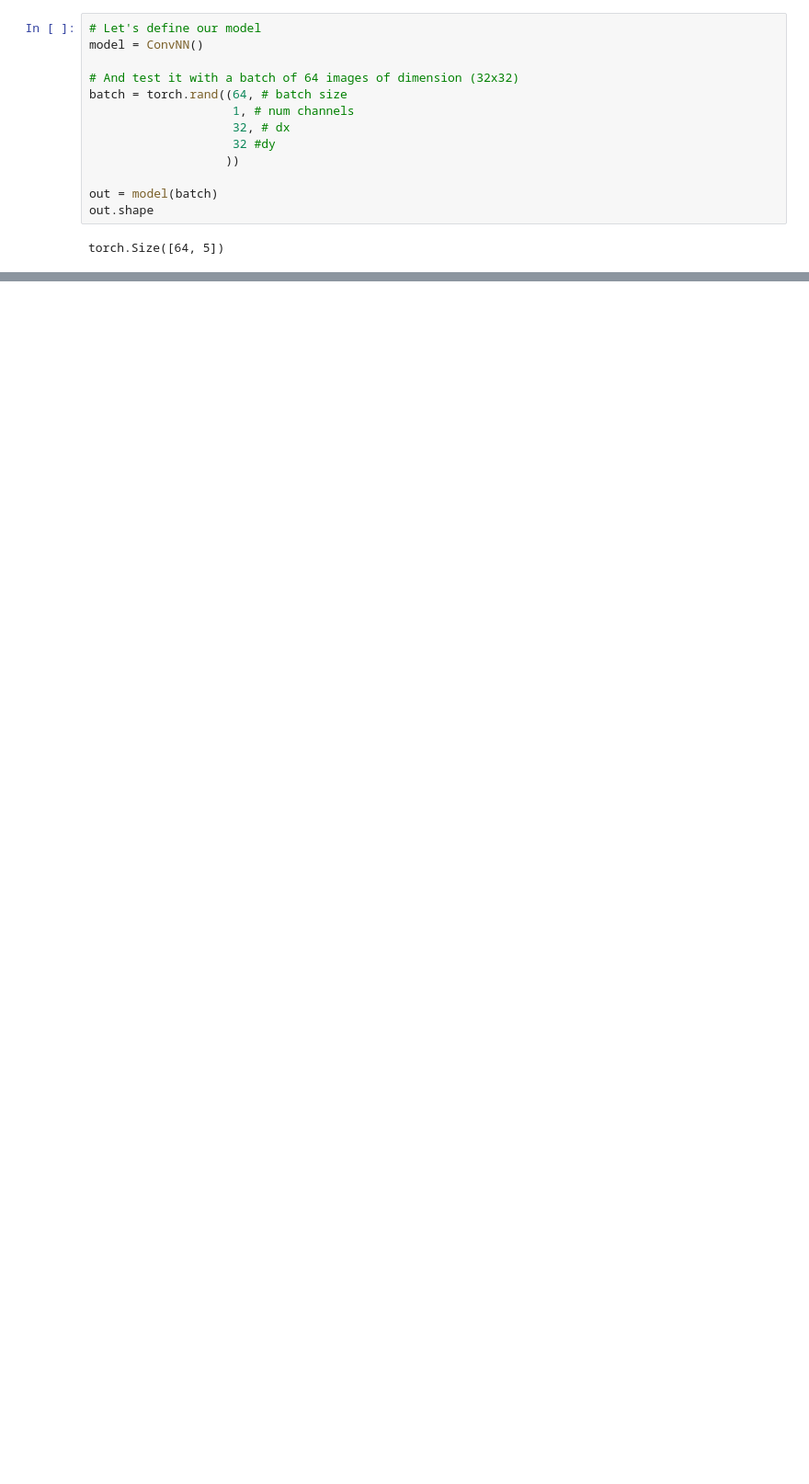
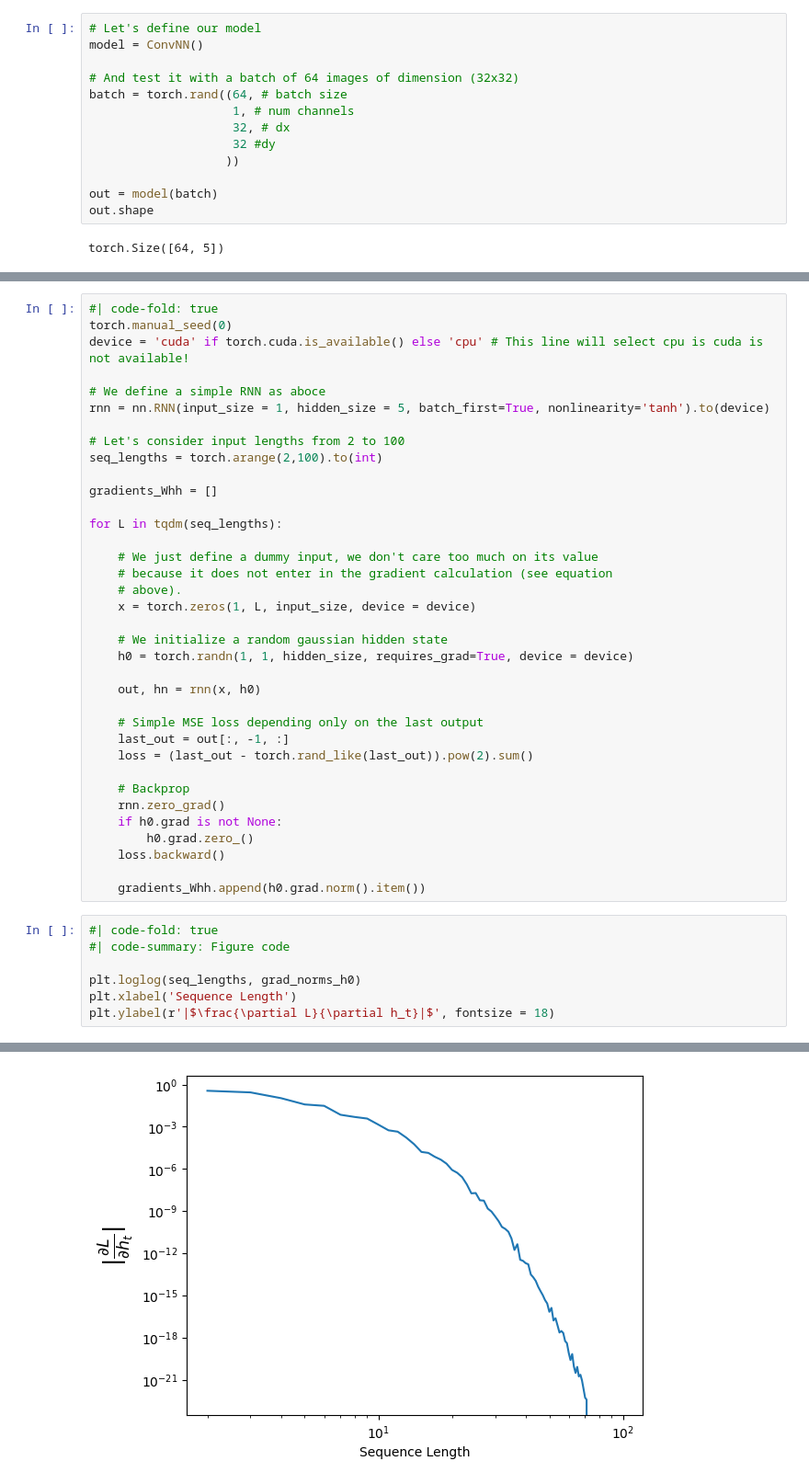
Before and after one commit to gorkamunoz/ML4Phys_UIBK_W25, a Jupyter notebook: nbs/course/deep_learning/04_nn_layers.ipynb, the cells around one changed output, grey strips where cells are left out. Shown at 92% size. Saved outputs shown, nothing was run; the diff lists cells and outputs as text; blank space fills up the shorter version.

```diff
--- a/nbs/course/deep_learning/04_nn_layers.ipynb
+++ b/nbs/course/deep_learning/04_nn_layers.ipynb
@@ -290,0 +479,44 @@ Create a CNN and train it to classify MNIST as we did in the section "Deep learn
+# %%
+#| code-fold: true
+torch.manual_seed(0)
+device = 'cuda' if torch.cuda.is_available() else 'cpu' # This line will select cpu is cuda is not available!
+
+# We define a simple RNN as aboce
+rnn = nn.RNN(input_size = 1, hidden_size = 5, batch_first=True, nonlinearity='tanh').to(device)
+
+# Let's consider input lengths from 2 to 100
+seq_lengths = torch.arange(2,100).to(int)
+
+gradients_Whh = []
+
+for L in tqdm(seq_lengths):
+
+    # We just define a dummy input, we don't care too much on its value
+    # because it does not enter in the gradient calculation (see equation
+    # above).
+    x = torch.zeros(1, L, input_size, device = device)
+
+    # We initialize a random gaussian hidden state
+    h0 = torch.randn(1, 1, hidden_size, requires_grad=True, device = device)
+
+    out, hn = rnn(x, h0)
+
+    # Simple MSE loss depending only on the last output
+    last_out = out[:, -1, :]
+    loss = (last_out - torch.rand_like(last_out)).pow(2).sum()
+
+    # Backprop
+    rnn.zero_grad()
+    if h0.grad is not None:
+        h0.grad.zero_()
+    loss.backward()
+
+    gradients_Whh.append(h0.grad.norm().item())
+# %%
+#| code-fold: true
+#| code-summary: Figure code
+
+plt.loglog(seq_lengths, grad_norms_h0)
+plt.xlabel('Sequence Length')
+plt.ylabel(r'|$\frac{\partial L}{\partial h_t}|$', fontsize = 18)
+# %% [output]
@@ -290,0 +524 @@ Create a CNN and train it to classify MNIST as we did in the section "Deep learn
+[figure, added]
```
Also changed, not shown: parts of 36 cells of this notebook, 40 other files.
